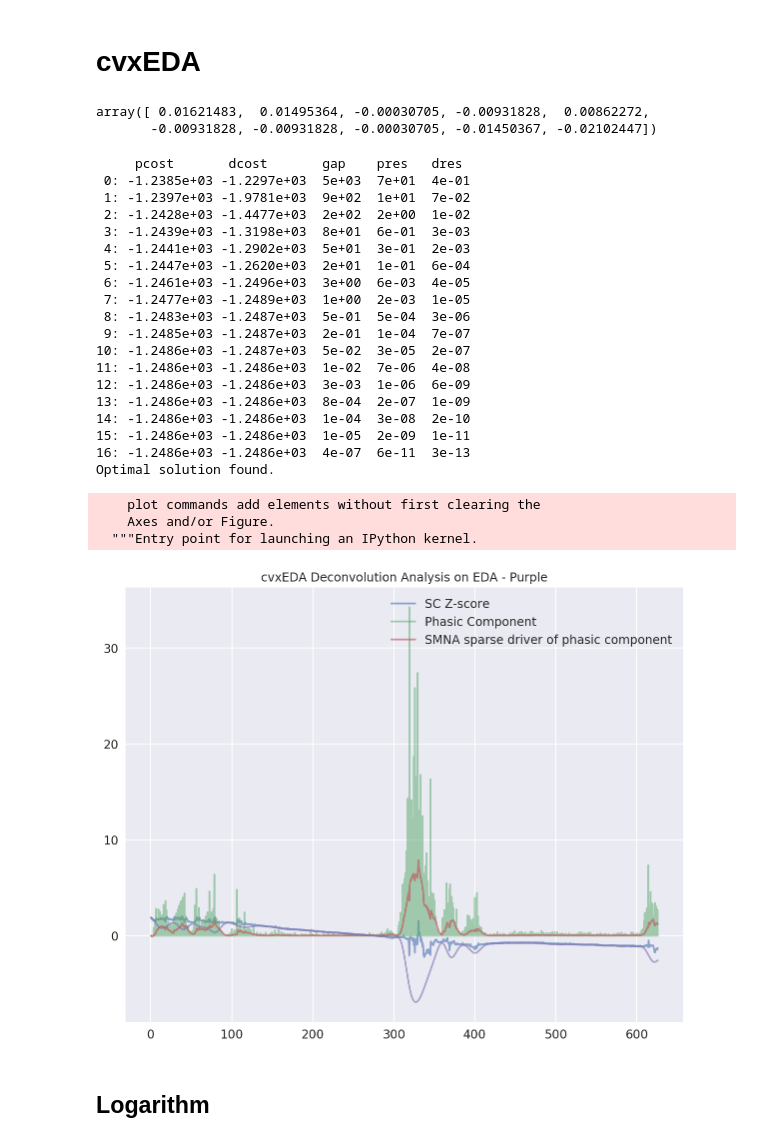
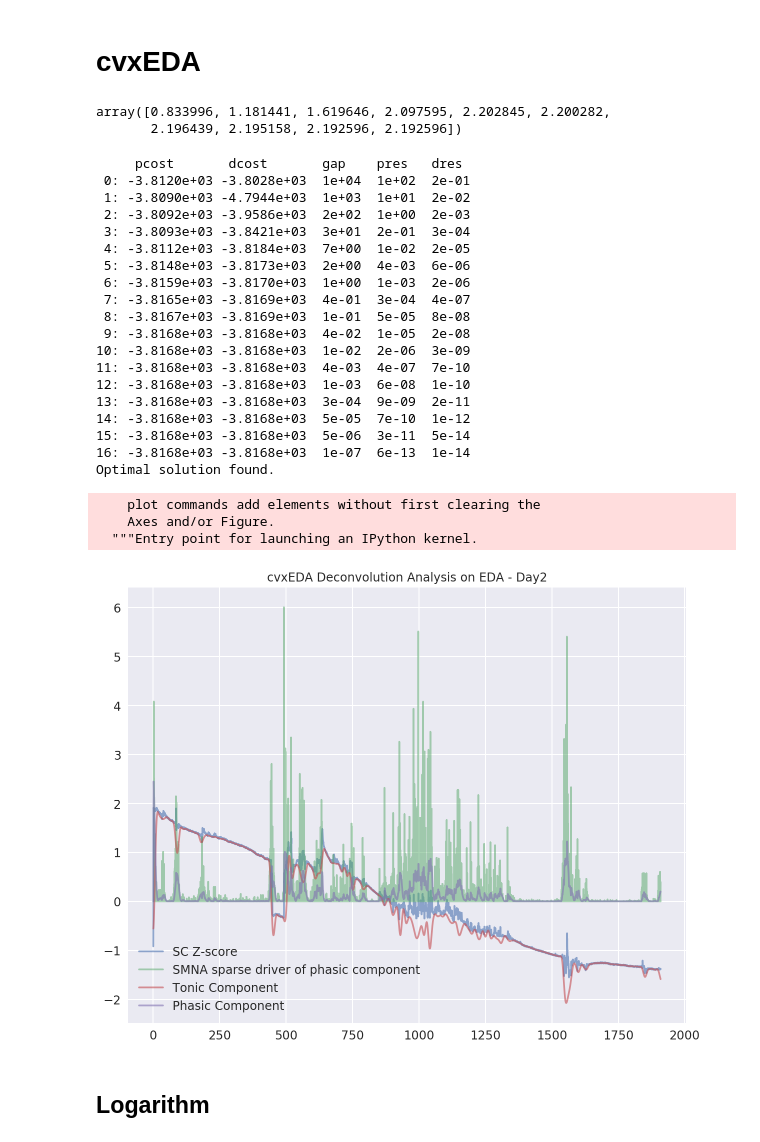
Before and after one commit to haohanwang23/coldshowershower_socialpresence, a Jupyter notebook: new/analysis/analysis2.ipynb, the cells around one changed output. Cells and saved outputs as stored; diff of their text form; code cells hidden in the pictures.

Commit message:
updated plots

```diff
--- a/new/analysis/analysis2.ipynb
+++ b/new/analysis/analysis2.ipynb
@@ -177,11 +174,11 @@ params = {'legend.fontsize': 'large',
          'ytick.labelsize':'large'}
 pl.rcParams.update(params)
 # %%
-y4 = np.asarray(cat_4.eda)
+y4 = np.asarray(fl_exp2.eda)
 y4[:10]
 # %% [output]
-array([ 0.01621483,  0.01495364, -0.00030705, -0.00931828,  0.00862272,
-       -0.00931828, -0.00931828, -0.00030705, -0.01450367, -0.02102447])
+array([0.833996, 1.181441, 1.619646, 2.097595, 2.202845, 2.200282,
+       2.196439, 2.195158, 2.192596, 2.192596])
 # %%
 yn4 = (y4 - y4.mean()) / y4.std()
 Fs = 4.
@@ -191,42 +188,43 @@ Fs = 4.
 tm4 = pl.arange(1., len(y4)+1.) / Fs
 # %% [output]
      pcost       dcost       gap    pres   dres
- 0: -1.2385e+03 -1.2297e+03  5e+03  7e+01  4e-01
- 1: -1.2397e+03 -1.9781e+03  9e+02  1e+01  7e-02
- 2: -1.2428e+03 -1.4477e+03  2e+02  2e+00  1e-02
- 3: -1.2439e+03 -1.3198e+03  8e+01  6e-01  3e-03
- 4: -1.2441e+03 -1.2902e+03  5e+01  3e-01  2e-03
- 5: -1.2447e+03 -1.2620e+03  2e+01  1e-01  6e-04
- 6: -1.2461e+03 -1.2496e+03  3e+00  6e-03  4e-05
- 7: -1.2477e+03 -1.2489e+03  1e+00  2e-03  1e-05
- 8: -1.2483e+03 -1.2487e+03  5e-01  5e-04  3e-06
- 9: -1.2485e+03 -1.2487e+03  2e-01  1e-04  7e-07
-10: -1.2486e+03 -1.2487e+03  5e-02  3e-05  2e-07
-11: -1.2486e+03 -1.2486e+03  1e-02  7e-06  4e-08
-12: -1.2486e+03 -1.2486e+03  3e-03  1e-06  6e-09
-13: -1.2486e+03 -1.2486e+03  8e-04  2e-07  1e-09
-14: -1.2486e+03 -1.2486e+03  1e-04  3e-08  2e-10
-15: -1.2486e+03 -1.2486e+03  1e-05  2e-09  1e-11
-16: -1.2486e+03 -1.2486e+03  4e-07  6e-11  3e-13
+ 0: -3.8120e+03 -3.8028e+03  1e+04  1e+02  2e-01
+ 1: -3.8090e+03 -4.7944e+03  1e+03  1e+01  2e-02
+ 2: -3.8092e+03 -3.9586e+03  2e+02  1e+00  2e-03
+ 3: -3.8093e+03 -3.8421e+03  3e+01  2e-01  3e-04
+ 4: -3.8112e+03 -3.8184e+03  7e+00  1e-02  2e-05
+ 5: -3.8148e+03 -3.8173e+03  2e+00  4e-03  6e-06
+ 6: -3.8159e+03 -3.8170e+03  1e+00  1e-03  2e-06
+ 7: -3.8165e+03 -3.8169e+03  4e-01  3e-04  4e-07
+ 8: -3.8167e+03 -3.8169e+03  1e-01  5e-05  8e-08
+ 9: -3.8168e+03 -3.8168e+03  4e-02  1e-05  2e-08
+10: -3.8168e+03 -3.8168e+03  1e-02  2e-06  3e-09
+11: -3.8168e+03 -3.8168e+03  4e-03  4e-07  7e-10
+12: -3.8168e+03 -3.8168e+03  1e-03  6e-08  1e-10
+13: -3.8168e+03 -3.8168e+03  3e-04  9e-09  2e-11
+14: -3.8168e+03 -3.8168e+03  5e-05  7e-10  1e-12
+15: -3.8168e+03 -3.8168e+03  5e-06  3e-11  5e-14
+16: -3.8168e+03 -3.8168e+03  1e-07  6e-13  1e-14
 Optimal solution found.
 # %%
 pl.hold(True)
 pl.plot(tm4, yn4, alpha = 0.6)
 pl.plot(tm4, p4,alpha = 0.5)
+pl.plot(tm4, t4, alpha = 0.6)
 pl.plot(tm4, r4, alpha = 0.6)
-pl.plot(tm4, t4, alpha = 0.6)
 # pl.plot(tm4, p4,alpha = 0.5)
 
-pl.title('cvxEDA Deconvolution Analysis on EDA - Purple')
-pl.legend(['SC Z-score','Phasic Component','SMNA sparse driver of phasic component',
+pl.title('cvxEDA Deconvolution Analysis on EDA - Day2Purple')
+pl.legend(['SC Z-score','SMNA sparse driver of phasic component','Tonic Component',
+           'Phasic Component'
            ])
-plt.savefig('purple-cvxEDA.png', transparent=True)
+plt.savefig('cvxEDA-day2.png', transparent=True)
 plt.show()
 # %% [output]
     plot commands add elements without first clearing the
     Axes and/or Figure.
   """Entry point for launching an IPython kernel.
-[figure, old version]
+[figure, new version]
 # %% [markdown]
 ## Logarithm
 # %%
```
Also changed, not shown: parts of 3 cells of this notebook, 3 other files.
